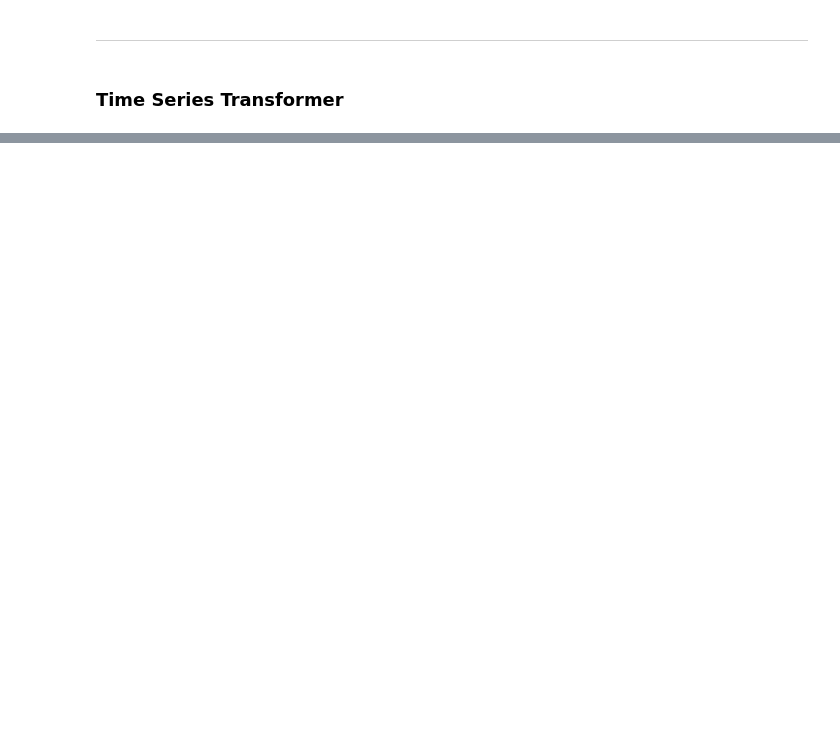
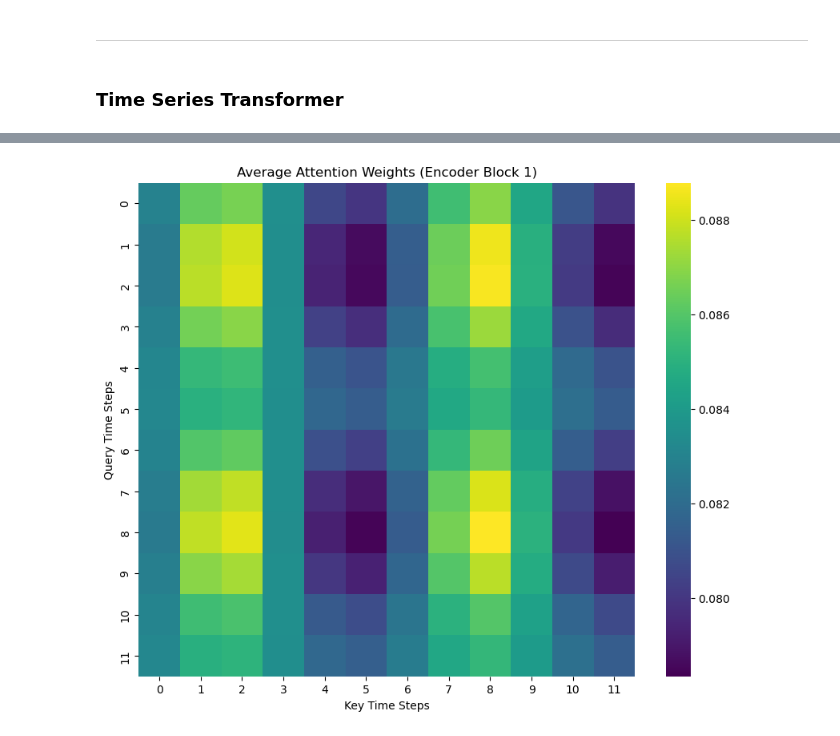
Before and after one commit to danisharain12/Scotland-Birth-rate-Forecasting-, a Jupyter notebook: Scotland’s Monthly Birth Rate Forecasting.ipynb, the cells around one changed output, grey strips where cells are left out. Saved outputs shown, nothing was run; the diff lists cells and outputs as text; code cells hidden in the pictures; blank space fills up the shorter version.

```diff
--- a/Scotland’s Monthly Birth Rate Forecasting.ipynb
+++ b/Scotland’s Monthly Birth Rate Forecasting.ipynb
@@ -592,47 +550,89 @@ SMAPE: 13.24%
 # %% [markdown]
 ### Time Series Transformer
 # %%
+# --- Positional Encoding ---
 def positional_encoding(seq_len, d_model):
-    angle_rads = np.arange(seq_len)[:, np.newaxis] / np.power(10000, (2 * (np.arange(d_model)[np.newaxis, :] // 2)) / np.float32(d_model))
+    angle_rads = np.arange(seq_len)[:, np.newaxis] / np.power(
+        10000, (2 * (np.arange(d_model)[np.newaxis, :] // 2)) / np.float32(d_model)
+    )
     pos_encoding = np.zeros_like(angle_rads)
     pos_encoding[:, 0::2] = np.sin(angle_rads[:, 0::2])
     pos_encoding[:, 1::2] = np.cos(angle_rads[:, 1::2])
     return tf.cast(pos_encoding[np.newaxis, ...], dtype=tf.float32)
 
-def transformer_encoder(inputs, head_size=64, num_heads=2, ff_dim=128, dropout=0.1):
-    x = layers.MultiHeadAttention(num_heads=num_heads, key_dim=head_size)(inputs, inputs)
-    x = layers.Dropout(dropout)(x)
+
+# --- Transformer Encoder ---
+def transformer_encoder(inputs, head_size=64, num_heads=2, ff_dim=128, dropout=0.1, return_attention=False):
+    attn_layer = layers.MultiHeadAttention(num_heads=num_heads, key_dim=head_size)
+    attn_output, attn_weights = attn_layer(inputs, inputs, return_attention_scores=True)
+    x = layers.Dropout(dropout)(attn_output)
     x = layers.LayerNormalization(epsilon=1e-6)(x + inputs)
 
-    x_ff = layers.Dense(ff_dim, activation="relu")(x)
-    x_ff = layers.Dense(inputs.shape[-1])(x_ff)
-    x = layers.Dropout(dropout)(x_ff)
-    return layers.LayerNormalization(epsilon=1e-6)(x + x_ff)
+    ff_output = layers.Dense(ff_dim, activation="relu")(x)
+    ff_output = layers.Dense(inputs.shape[-1])(ff_output)
+    x = layers.Dropout(dropout)(ff_output)
+    x = layers.LayerNormalization(epsilon=1e-6)(x + ff_output)
 
+    if return_attention:
+        return x, attn_weights
+    return x
+
+
+# --- Build Transformer with Attention Access ---
 def build_transformer_model(input_shape, num_layers=2, head_size=64, num_heads=2, ff_dim=128, dropout=0.1):
     inputs = tf.keras.Input(shape=input_shape)
-
-    # Positional Encoding
     pos_enc = positional_encoding(input_shape[0], input_shape[1])
     x = inputs + pos_enc
 
-    for _ in range(num_layers):
-        x = transformer_encoder(x, head_size, num_heads, ff_dim, dropout)
+    attn_weights_list = []
+    attn_outputs = []
+
+    for i in range(num_layers):
+        x, attn_weights = transformer_encoder(x, head_size, num_heads, ff_dim, dropout, return_attention=True)
+        attn_weights_list.append(attn_weights)
+        attn_outputs.append(x)
 
     x = layers.GlobalAveragePooling1D()(x)
     outputs = layers.Dense(1)(x)
 
-    model = tf.keras.Model(inputs, outputs)
-    model.compile(optimizer='adam', loss='mse')
-    return model
+    model = tf.keras.Model(inputs=inputs, outputs=outputs)
+    model.compile(optimizer='adam', loss=MeanSquaredError())
 
-# Define model
+    # Attention model for visualization
+    attention_model = tf.keras.Model(inputs=inputs, outputs=attn_weights_list)
+
+    return model, attention_model
+
+
+# --- Instantiate Models ---
 input_shape = (X_train.shape[1], X_train.shape[2])
-transformer_model = build_transformer_model(input_shape)
+transformer_model, attention_model = build_transformer_model(input_shape)
 
+# --- Training ---
 early_stop = tf.keras.callbacks.EarlyStopping(monitor='val_loss', patience=10, restore_best_weights=True)
 
-# Train
-history = transformer_model.fit(X_train, y_train,validation_data=(X_val, y_val),epochs=100,batch_size=8,callbacks=[early_stop],verbose=1)
+history = transformer_model.fit(
+    X_train, y_train,
+    validation_data=(X_val, y_val),
+    epochs=100,
+    batch_size=8,
+    callbacks=[early_stop],
+    verbose=1
+)
+
+# --- Attention Visualization ---
+sample_input = np.expand_dims(np.array(X_test)[0], axis=0)
+attn_scores = attention_model.predict(sample_input)  # List of tensors from each encoder block
+
+# Visualize attention from first encoder block
+attention = attn_scores[0][0]  # shape: (num_heads, seq_len, seq_len)
+avg_attention = np.mean(attention, axis=0)
+
+plt.figure(figsize=(10, 8))
+sns.heatmap(avg_attention, cmap="viridis", xticklabels=True, yticklabels=True)
+plt.title("Average Attention Weights (Encoder Block 1)")
+plt.xlabel("Key Time Steps")
+plt.ylabel("Query Time Steps")
+plt.show()
 # %% [output]
 Epoch 1/100
@@ -655,3 +655,4 @@ Epoch 29/100
+[figure, added]
 # %%
 evaluate_and_plot(transformer_model, X_val, y_val, "Time-Series Transformer")
 # %% [output]
```
Also changed, not shown: parts of 15 cells of this notebook.
